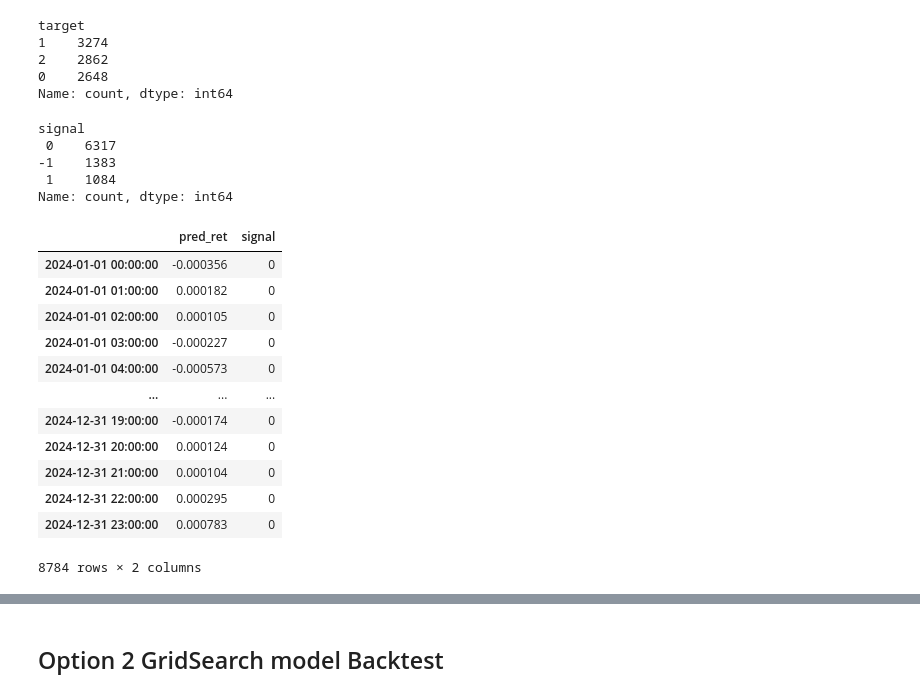
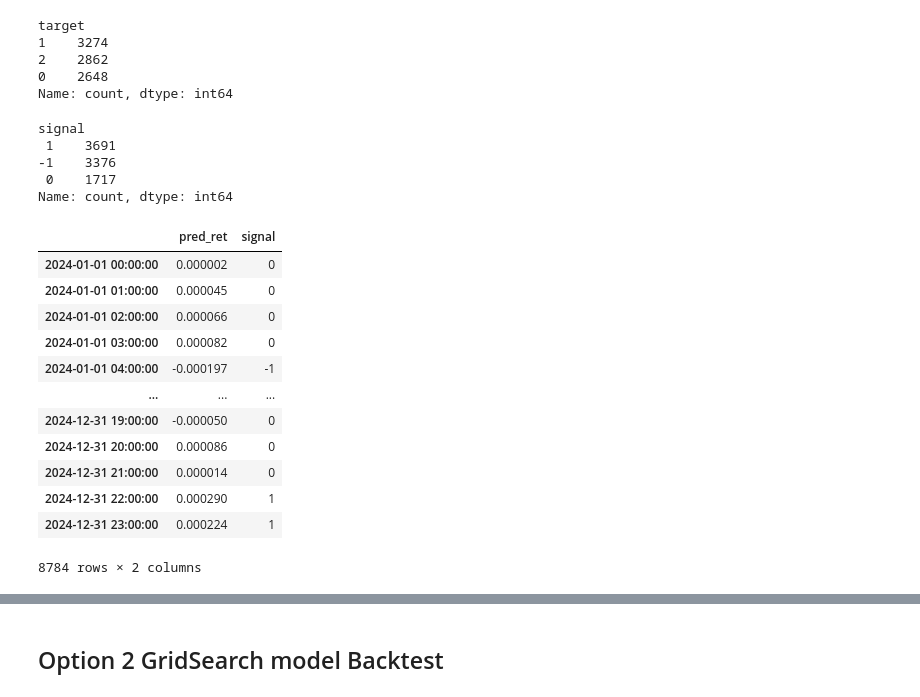
Before and after one commit to alvinku0/Bitcoin-Systematic-Strategies, a Jupyter notebook: modeling_backtesting/xgboost/xgboost_regressor_v1.ipynb, the cells around one changed output, grey strips where cells are left out. Drawn from its saved outputs; the diff is of its cells as text; code cells hidden in the pictures.

```diff
--- a/modeling_backtesting/xgboost/xgboost_regressor_v1.ipynb
+++ b/modeling_backtesting/xgboost/xgboost_regressor_v1.ipynb
@@ -244,10 +244,14 @@ Testing set shape: X=(8784, 145), y=(8784,)
 # Parameters explained in the markdown cell above.
 # Consider adding other parameters like learning_rate, max_depth, subsample, colsample_bytree etc. for tuning
 
-xgb_reg = xgb.XGBRegressor(objective='reg:squarederror', n_estimators=200,
-                           reg_alpha=0.2, reg_lambda=2,
+xgb_reg = xgb.XGBRegressor(objective='reg:squarederror', n_estimators=200, reg_alpha=0.2, reg_lambda=2,
+                           max_depth=3,
+                           learning_rate=0.05,
+                           colsample_bytree=1,
+                            subsample=1,
                            random_state=42)
 # 200, 0.2, 2
+
 
 # Train the model
 xgb_reg.fit(X_train, y_train)
@@ -354,7 +358,7 @@ Loaded model: XGBRegressor(base_score=None, booster=None, callbacks=None,
 **Note:** Ensure you are using the desired model (`xgb_reg` or `loaded_model` from GridSearch) for making predictions.
 # %%
 # Model for prediction
-model = loaded_model
+model = xgb_reg
 
 y_pred_train = model.predict(X_train)
 y_pred_test = model.predict(X_test)
@@ -506,35 +510,35 @@ target
 0    2648
 Name: count, dtype: int64
 # %%
-val = 1
+val = 10
 
 signal = pd.DataFrame(y_pred_test, index=X_test.index, columns=['pred_ret'])
 signal['signal'] = np.where(signal['pred_ret']*val > 0.001, 1,
                             np.where(signal['pred_ret']*val < -0.001, -1, 0))
 
 
 
 print(signal['signal'].value_counts())
 
 signal
 # %% [output]
 signal
- 0    6317
--1    1383
- 1    1084
+ 1    3691
+-1    3376
+ 0    1717
 Name: count, dtype: int64
 |  | pred_ret | signal |
-| 2024-01-01 00:00:00 | -0.000356 | 0 |
-| 2024-01-01 01:00:00 | 0.000182 | 0 |
-| 2024-01-01 02:00:00 | 0.000105 | 0 |
-| 2024-01-01 03:00:00 | -0.000227 | 0 |
-| 2024-01-01 04:00:00 | -0.000573 | 0 |
+| 2024-01-01 00:00:00 | 0.000002 | 0 |
+| 2024-01-01 01:00:00 | 0.000045 | 0 |
+| 2024-01-01 02:00:00 | 0.000066 | 0 |
+| 2024-01-01 03:00:00 | 0.000082 | 0 |
+| 2024-01-01 04:00:00 | -0.000197 | -1 |
 | ... | ... | ... |
-| 2024-12-31 19:00:00 | -0.000174 | 0 |
-| 2024-12-31 20:00:00 | 0.000124 | 0 |
-| 2024-12-31 21:00:00 | 0.000104 | 0 |
-| 2024-12-31 22:00:00 | 0.000295 | 0 |
-| 2024-12-31 23:00:00 | 0.000783 | 0 |
+| 2024-12-31 19:00:00 | -0.000050 | 0 |
+| 2024-12-31 20:00:00 | 0.000086 | 0 |
+| 2024-12-31 21:00:00 | 0.000014 | 0 |
+| 2024-12-31 22:00:00 | 0.000290 | 1 |
+| 2024-12-31 23:00:00 | 0.000224 | 1 |
 8784 rows × 2 columns
 # %%
 run_backtest(signal, freq='h')
```
Also changed, not shown: parts of 2 cells of this notebook.
